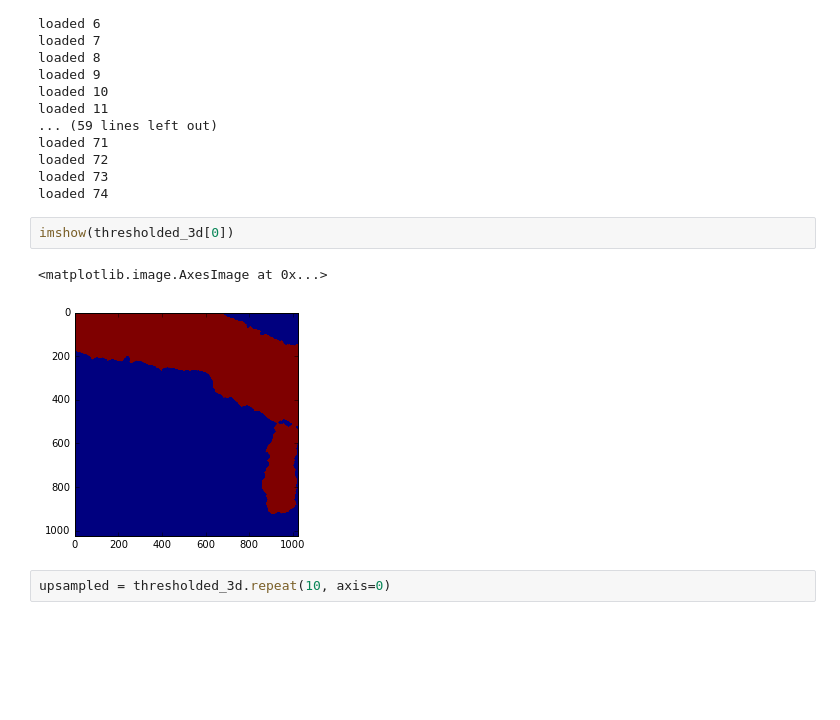
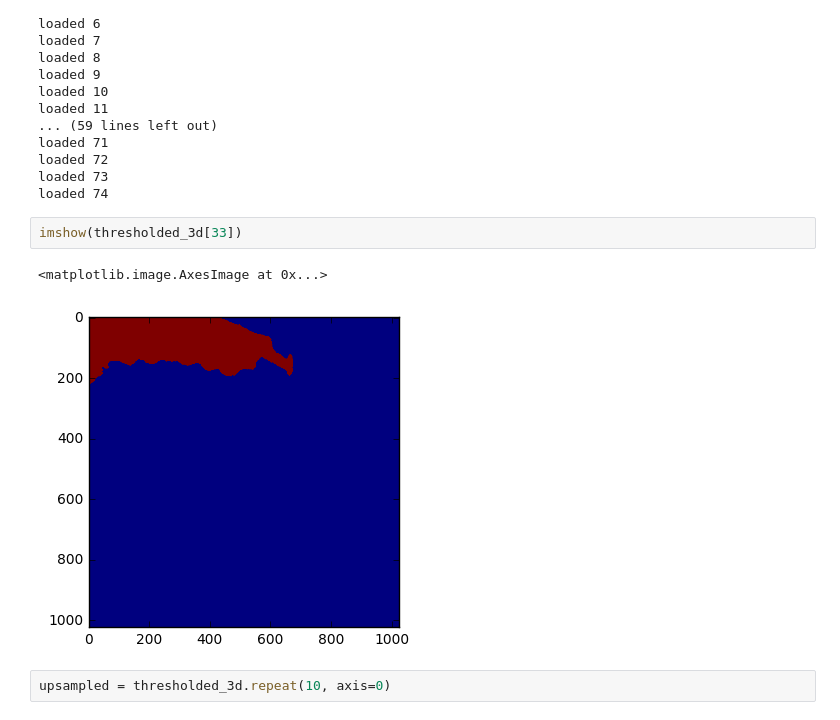
Before and after one commit to Rhoana/3dxp, a Jupyter notebook: AC3MESH.ipynb, the cells around one changed output. Saved outputs shown, nothing was run; the diff lists cells and outputs as text; blank space fills up the shorter version.

```diff
--- a/AC3MESH.ipynb
+++ b/AC3MESH.ipynb
@@ -95,10 +95,10 @@ loaded 72
 loaded 73
 loaded 74
 # %%
-imshow(thresholded_3d[0])
+imshow(thresholded_3d[33])
 # %% [output]
 <matplotlib.image.AxesImage at 0x...>
-[figure, old version]
+[figure, new version]
 # %%
 upsampled = thresholded_3d.repeat(10, axis=0)
 # %%
```
